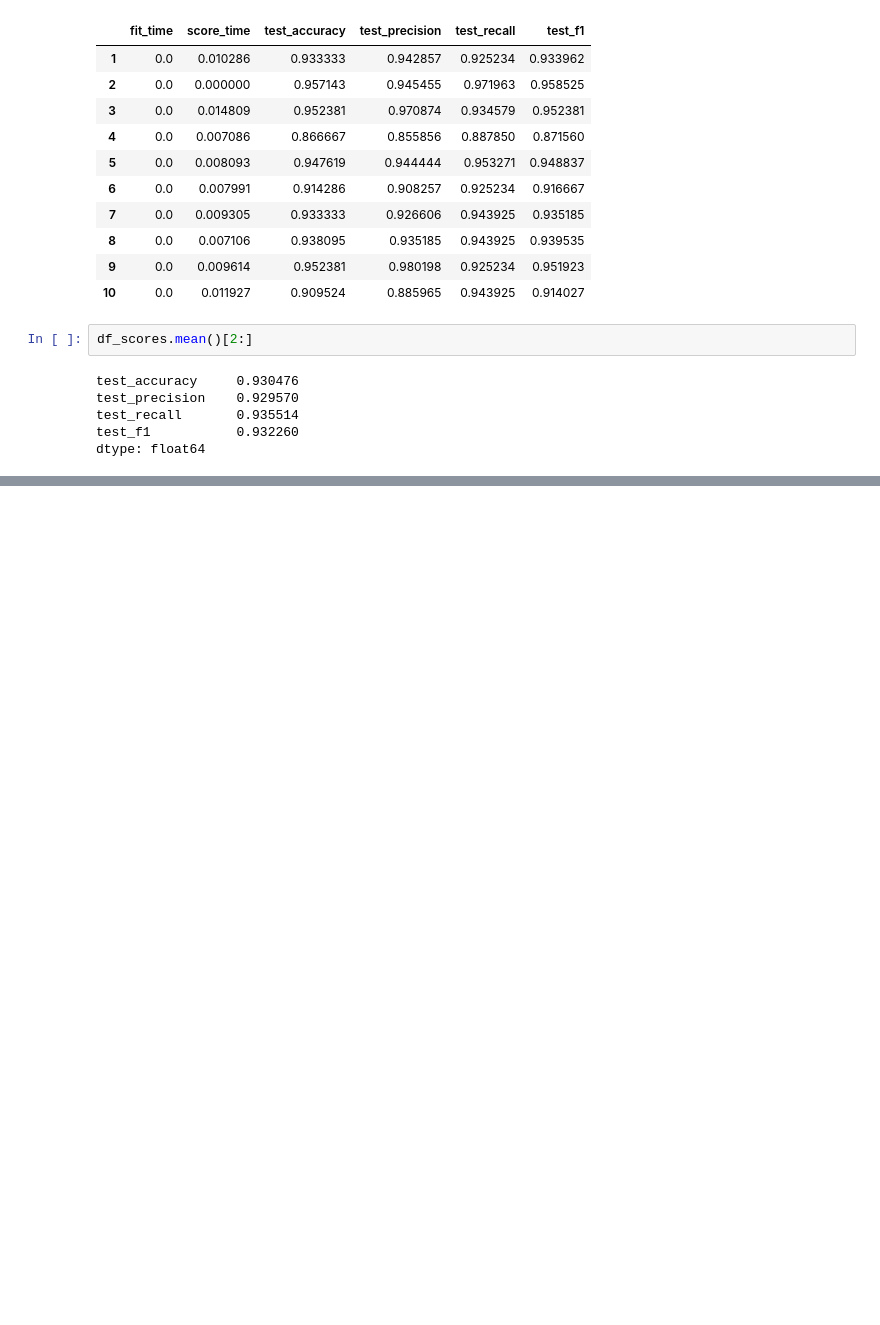
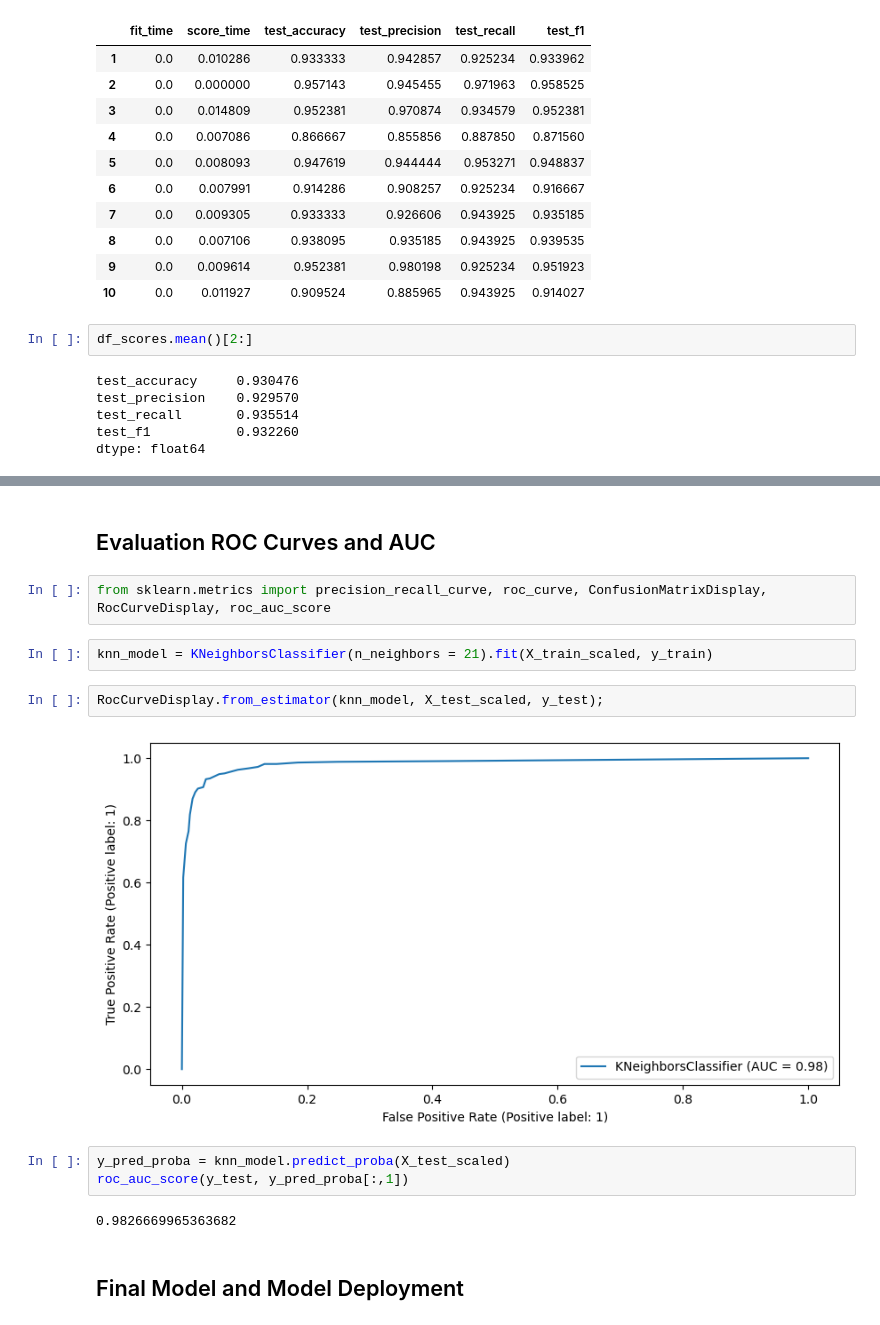
Before and after one commit to ssamiyavuzz/Machine-Learning-Notebooks, a Jupyter notebook: K-Nearest Neighbors (KNN)/KNN.ipynb, the cells around one changed output, grey strips where cells are left out. Saved outputs shown, nothing was run; the diff lists cells and outputs as text; blank space fills up the shorter version.

```diff
--- a/K-Nearest Neighbors (KNN)/KNN.ipynb
+++ b/K-Nearest Neighbors (KNN)/KNN.ipynb
@@ -570,0 +565,17 @@ knn_model = KNeighborsClassifier(n_neighbors = 21).fit(X_train_scaled, y_train)
+# %% [markdown]
+## Evaluation ROC Curves and AUC
+# %%
+from sklearn.metrics import precision_recall_curve, roc_curve, ConfusionMatrixDisplay, RocCurveDisplay, roc_auc_score
+# %%
+knn_model = KNeighborsClassifier(n_neighbors = 21).fit(X_train_scaled, y_train)
+# %%
+RocCurveDisplay.from_estimator(knn_model, X_test_scaled, y_test);
+# %% [output]
+[figure, added]
+# %%
+y_pred_proba = knn_model.predict_proba(X_test_scaled)
+roc_auc_score(y_test, y_pred_proba[:,1])
+# %% [output]
+0.9826669965363682
+# %% [markdown]
+## Final Model and Model Deployment
```
Also changed, not shown: parts of 19 cells of this notebook.
